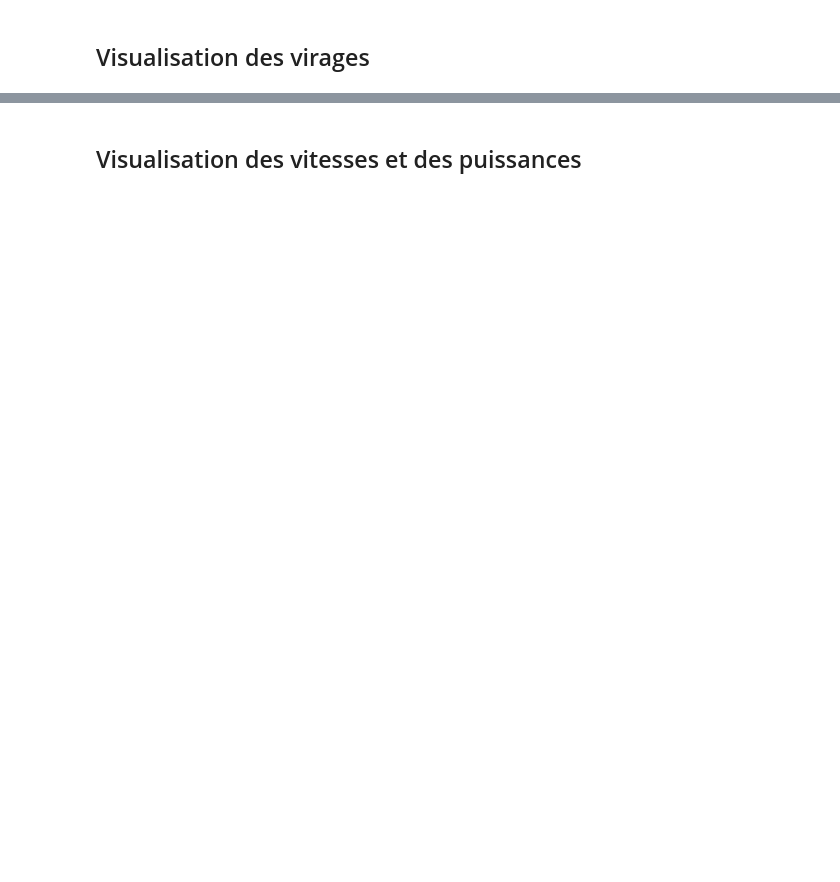
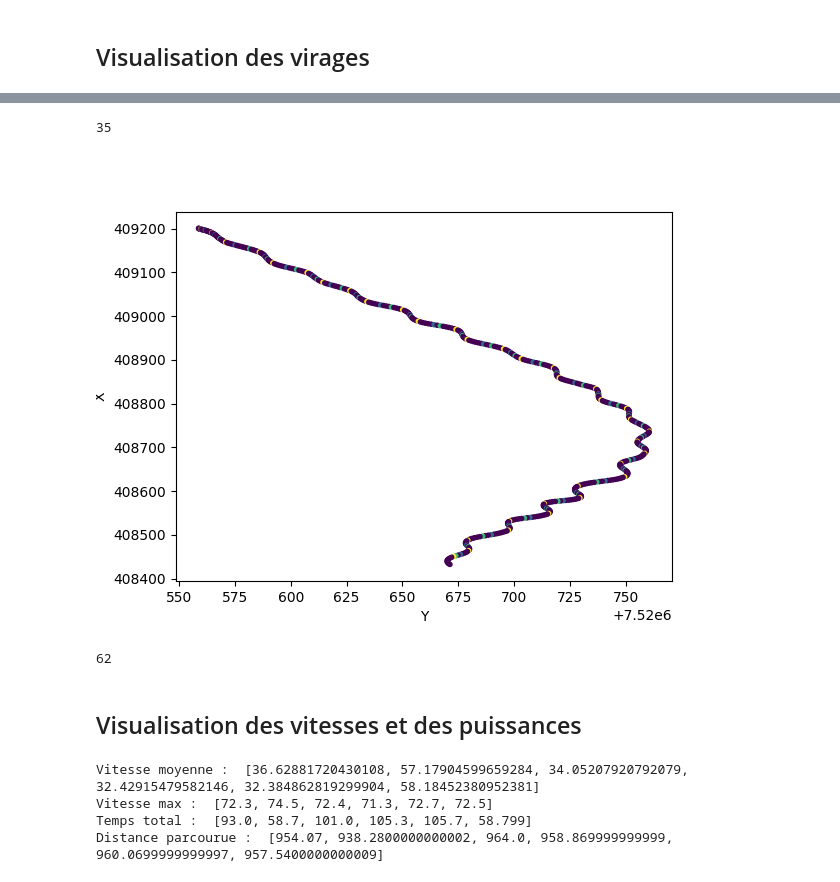
Before and after one commit to Jonas-Arondel/Projet_ski_alpin, a Jupyter notebook: Premier-tests-au-propres.ipynb, the cells around one changed output, grey strips where cells are left out. Saved outputs shown, nothing was run; the diff lists cells and outputs as text; code cells hidden in the pictures; blank space fills up the shorter version.

```diff
--- a/Premier-tests-au-propres.ipynb
+++ b/Premier-tests-au-propres.ipynb
@@ -441,2 +781,38 @@ fig.show()
+# %%
+%matplotlib widget
+from mpl_toolkits.mplot3d.art3d import LineCollection
+
+numéro_de_la_descente=2
+
+index_debut=indices[numéro_de_la_descente][0]
+index_fin=indices[numéro_de_la_descente][-1]
+
+Y=projection_mercator[0][index_debut:index_fin+1]
+X=projection_mercator[1][index_debut:index_fin+1]
+
+
+#markeur_temporel=[1 if i%4==0 else 0 for i in range(len(markeur_temporel))]
+index_virage_debut,index_virage_fin,index_angle_max=detection_virage_mercator(data,indices,numéro_de_la_descente,9,172)[0:3]
+markeur_temporel=[600 if i in index_angle_max else 400 if i in index_virage_debut else 200 if i in index_virage_fin else 0 for i in range(len(Y))]
+fig, axes = plt.subplots()
+
+
+sc = axes.scatter(X, Y, c=markeur_temporel,marker='.',cmap='viridis')
+# Ajout d'une barre de couleur pour indiquer les valeurs de vitesse
+
+axes.set_xlabel("Y")
+axes.set_ylabel("X")
+
+print(len(index_virage_debut))
+
+plt.colorbar(line)
+plt.show()
+# %% [output]
+35
+[figure, added]
+# %%
+len(index_virage_debut)
+# %% [output]
+62
 # %% [markdown]
 ## Visualisation des vitesses et des puissances
@@ -443,3 +837,13 @@ fig.show()
+# %%
+print("Vitesse moyenne : ",vitesse_moyenne)
+print("Vitesse max : ",vitesse_max)
+print("Temps total : ",temps_total_var)
+print("Distance parcourue : ",distance)
+# %% [output]
+Vitesse moyenne :  [36.62881720430108, 57.17904599659284, 34.05207920792079, 32.42915479582146, 32.384862819299904, 58.18452380952381]
+Vitesse max :  [72.3, 74.5, 72.4, 71.3, 72.7, 72.5]
+Temps total :  [93.0, 58.7, 101.0, 105.3, 105.7, 58.799]
+Distance parcourue :  [954.07, 938.2800000000002, 964.0, 958.869999999999, 960.0699999999997, 957.5400000000009]
 # %%
 from datetime import datetime
 
```
Also changed, not shown: parts of 40 cells of this notebook, 3 other files.
